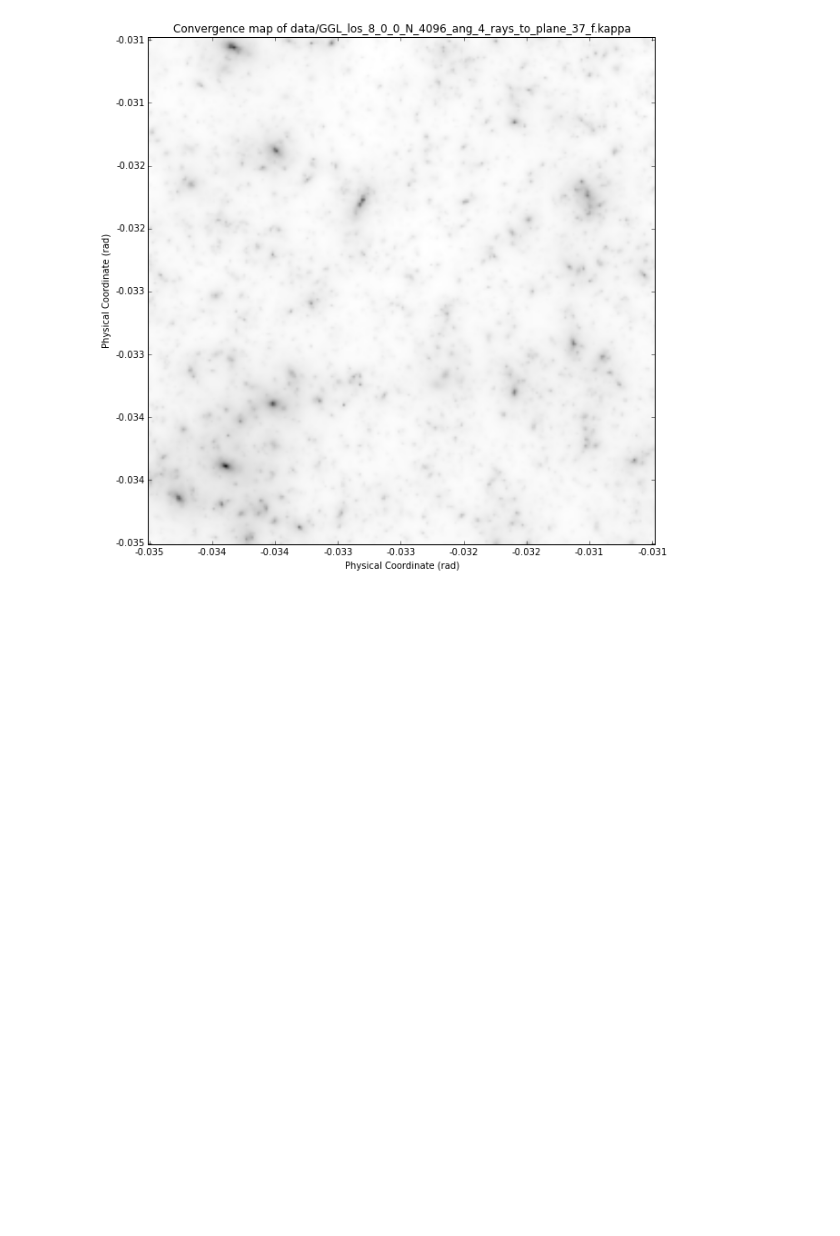
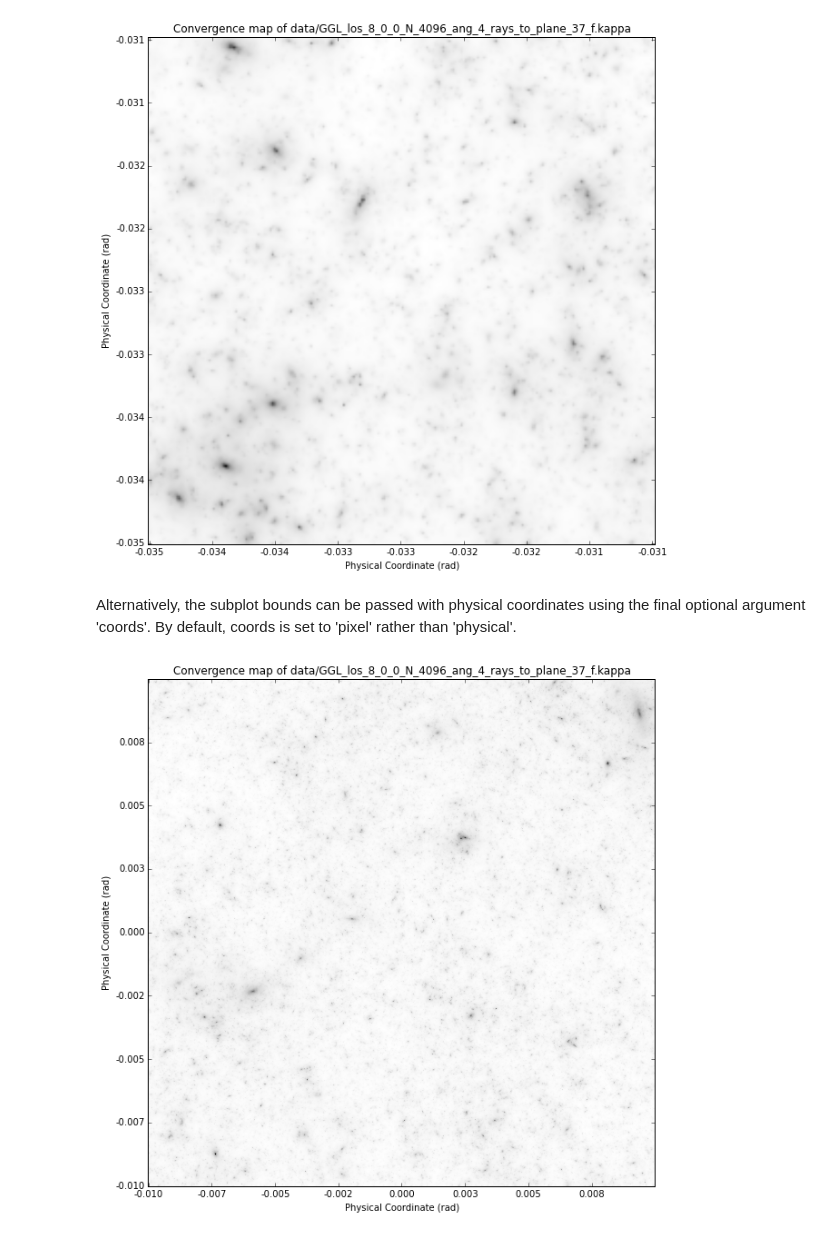
Before and after one commit to drphilmarshall/Pangloss, a Jupyter notebook: Demo.ipynb, the cells around one changed output. Cells and saved outputs as stored; diff of their text form; code cells hidden in the pictures; blank space fills up the shorter version.

```diff
--- a/Demo.ipynb
+++ b/Demo.ipynb
@@ -65,4 +66,10 @@ For a much more zoomed in picture:
 K.plot(10,[0,250,0,250])
 # %% [output]
 [figure]
+# %% [markdown]
+Alternatively, the subplot bounds can be passed with physical coordinates using the final optional argument 'coords'. By default, coords is set to 'pixel' rather than 'physical'.
+# %%
+K.plot(10,[-.01,.01,-.01,.01],'physical')
+# %% [output]
+[figure, added]
 # %% [markdown]
```
Also changed, not shown: parts of 8 cells of this notebook, 1 other file.
